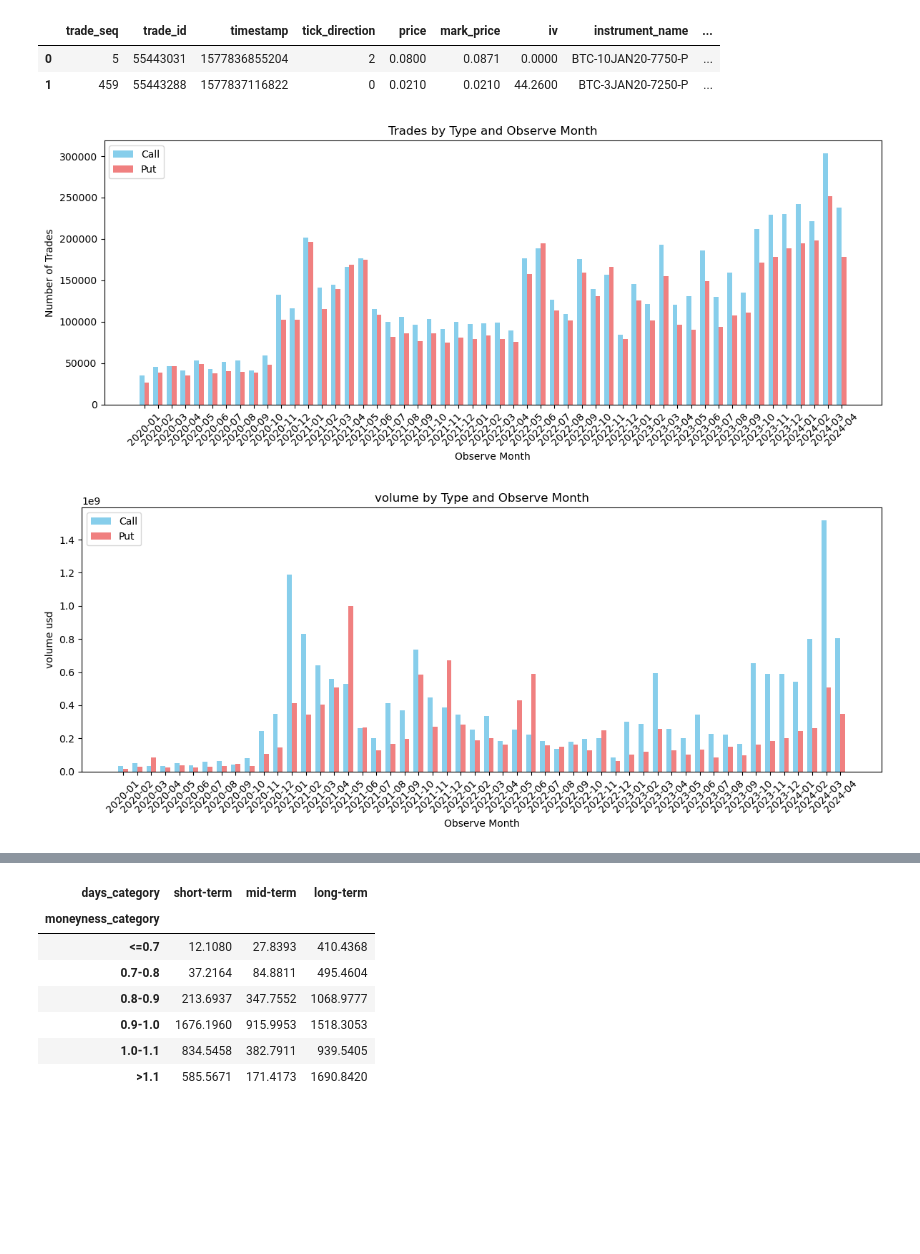
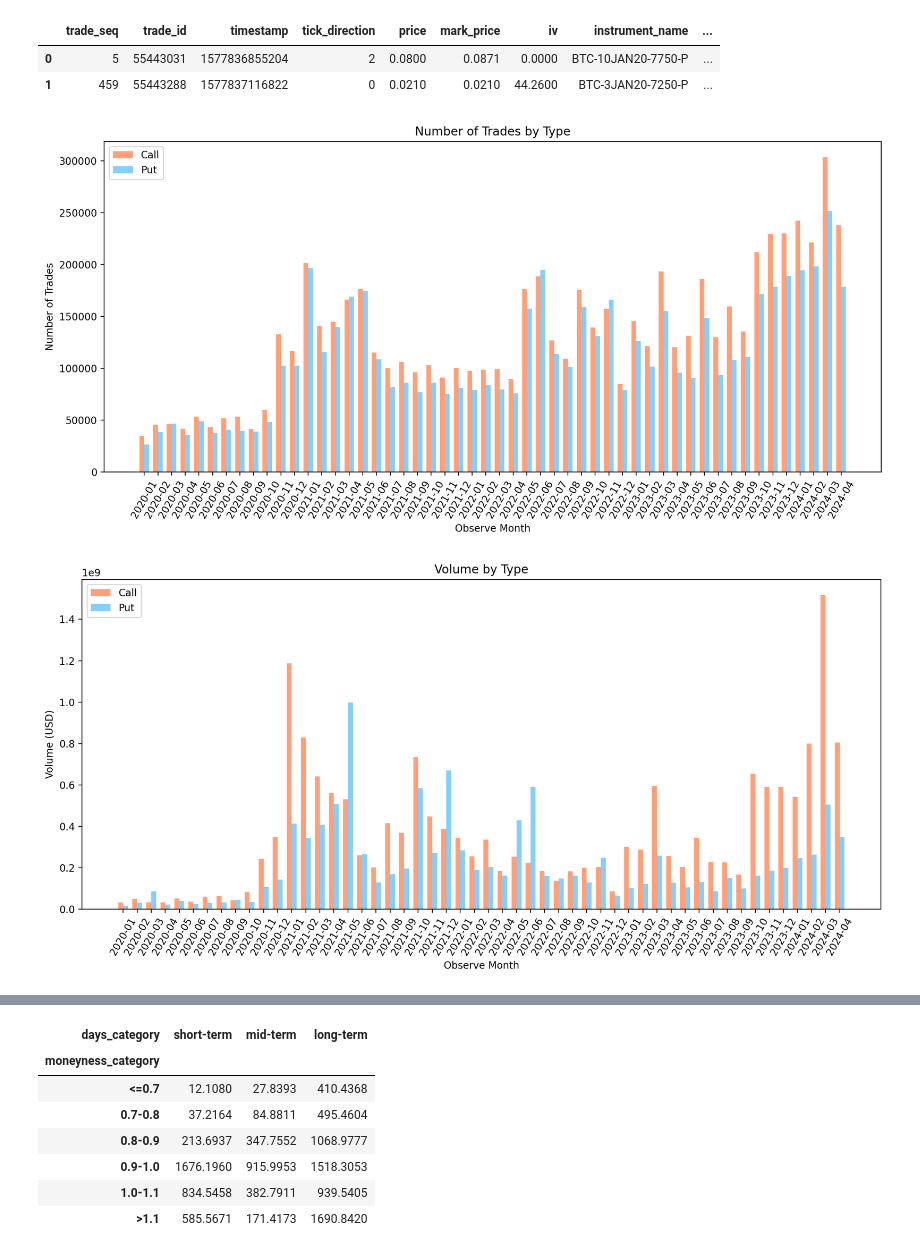
Before and after one commit to FourLevel/RND_Thesis, a Jupyter notebook: 打包/derbit download copy.ipynb, the cells around one changed output, grey strips where cells are left out. Drawn from its saved outputs; the diff is of its cells as text; code cells hidden in the pictures; blank space fills up the shorter version.

```diff
--- a/打包/derbit download copy.ipynb
+++ b/打包/derbit download copy.ipynb
@@ -650,43 +650,45 @@ put_raw["moneyness_category"] = pd.cut(put_raw["moneyness"], bins=[-float("inf")
 # %%
 tradescount_bytime = option_raw_trades.groupby(["type", "observe_month"]).count()[["volume"]]
 tradescount_bytime.rename(columns={"volume": "trades"}, inplace=True)
 tradescount_bytime = tradescount_bytime.reset_index()
 
-fig, ax = plt.subplots(figsize=(12, 5))
+fig, ax = plt.subplots(figsize=(12, 6), dpi=200)
 
 bar_width = 0.35
 unique_types = tradescount_bytime['type'].unique()
 unique_dates = tradescount_bytime['observe_month'].unique()
 index = range(len(unique_dates))
 
 colors = {
-    'Call': 'skyblue',
-    'Put': 'lightcoral'
+    'Call': 'lightsalmon',
+    'Put': 'lightskyblue'
 }
 
 for i, trade_type in enumerate(unique_types):
     type_data = tradescount_bytime[tradescount_bytime['type'] == trade_type]
     bar_positions = [x + i * bar_width for x in index]
 
     ax.bar(bar_positions, type_data.set_index('observe_month')['trades'], bar_width, label=trade_type, color=colors[trade_type])
 
 ax.set_xlabel('Observe Month')
 ax.set_ylabel('Number of Trades')
-ax.set_title('Trades by Type and Observe Month')
+ax.set_title('Number of Trades by Type')
 ax.set_xticks([r + bar_width / 2 for r in range(len(unique_dates))])
 ax.set_xticklabels(unique_dates)
 
 ax.legend()
-plt.xticks(rotation=45)
+plt.xticks(rotation=60)
 plt.tight_layout()
 plt.show()
 # %% [output]
-[figure, old version]
+[figure, new version]
 # %%
-volume_bytime = option_raw_trades.groupby(["type", "observe_month"]).sum()[["volume"]]
-volume_bytime = volume_bytime.reset_index()
+volume_bytime = (option_raw_trades
+                .groupby(["type", "observe_month"], observed=True)
+                .agg({"volume": "sum"})
+                .reset_index())
 
-fig, ax = plt.subplots(figsize=(12, 5))
+fig, ax = plt.subplots(figsize=(12, 6), dpi=200)
 
 bar_width = 0.35
 unique_types = tradescount_bytime['type'].unique()
@@ -694,8 +696,8 @@ unique_dates = tradescount_bytime['observe_month'].unique()
 index = range(len(unique_dates))
 
 colors = {
-    'Call': 'skyblue',
-    'Put': 'lightcoral'
+    'Call': 'lightsalmon',
+    'Put': 'lightskyblue'
 }
 
 for i, trade_type in enumerate(unique_types):
@@ -705,17 +707,17 @@ for i, trade_type in enumerate(unique_types):
     ax.bar(bar_positions, type_data.set_index('observe_month')['volume'], bar_width, label=trade_type, color=colors[trade_type])
 
 ax.set_xlabel('Observe Month')
-ax.set_ylabel('volume usd')
-ax.set_title('volume by Type and Observe Month')
+ax.set_ylabel('Volume (USD)')
+ax.set_title('Volume by Type')
 ax.set_xticks([r + bar_width / 2 for r in range(len(unique_dates))])
 ax.set_xticklabels(unique_dates)
 
 ax.legend()
-plt.xticks(rotation=45)
+plt.xticks(rotation=60)
 plt.tight_layout()
 plt.show()
 # %% [output]
-[figure, old version]
+[figure, new version]
 # %%
 option_raw_trades[["type","moneyness_category"]]
 # %% [output]
```
Also changed, not shown: parts of 2 cells of this notebook, 4 other files.
